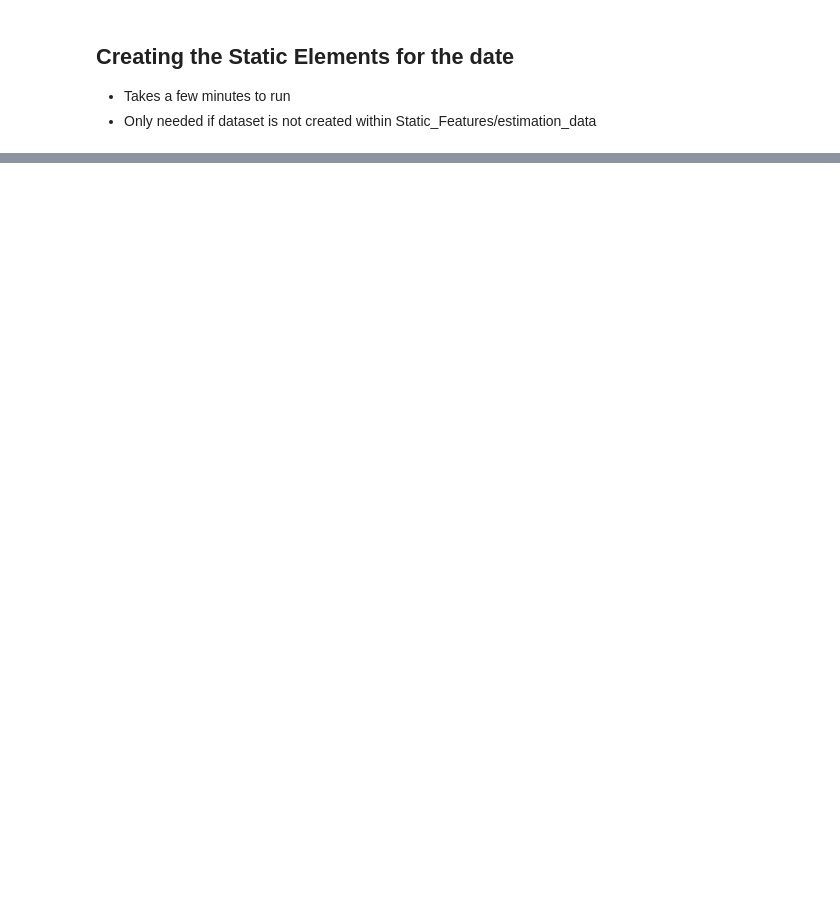
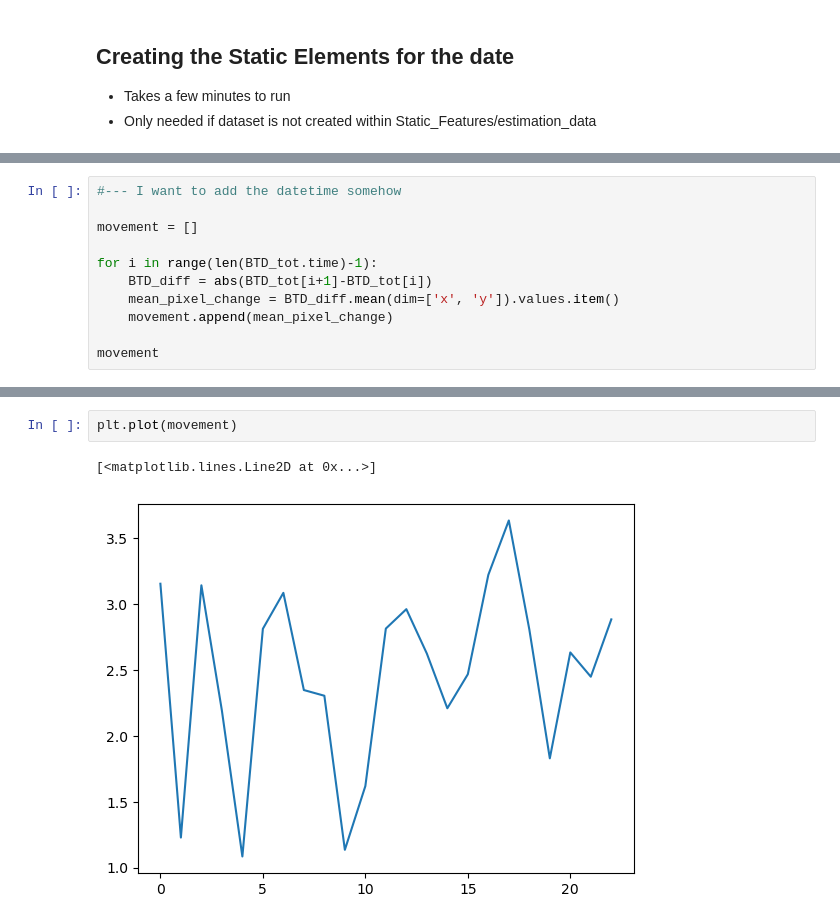
Before and after one commit to jesseturner/FalseLowClouds, a Jupyter notebook: Static_Features/Movement_Comparison.ipynb, the cells around one changed output, grey strips where cells are left out. Drawn from its saved outputs; the diff is of its cells as text; blank space fills up the shorter version.

```diff
--- a/Static_Features/Movement_Comparison.ipynb
+++ b/Static_Features/Movement_Comparison.ipynb
@@ -115,0 +156,11 @@ for filename in os.listdir(root):
+# %%
+#--- I want to add the datetime somehow
+
+movement = []
+
+for i in range(len(BTD_tot.time)-1):
+    BTD_diff = abs(BTD_tot[i+1]-BTD_tot[i])
+    mean_pixel_change = BTD_diff.mean(dim=['x', 'y']).values.item()
+    movement.append(mean_pixel_change)
+
+movement
@@ -115,0 +185,5 @@ for filename in os.listdir(root):
+# %%
+plt.plot(movement)
+# %% [output]
+[<matplotlib.lines.Line2D at 0x...>]
+[figure, added]
```
Also changed, not shown: parts of 13 cells of this notebook.
